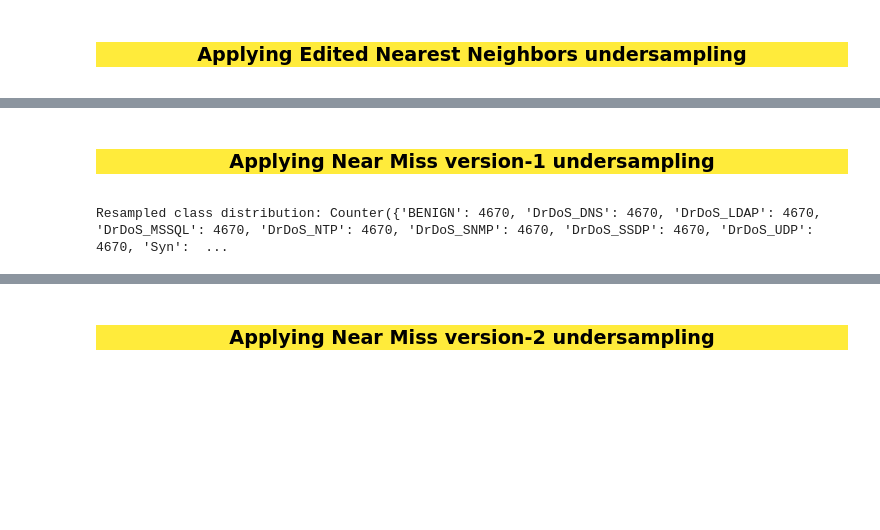
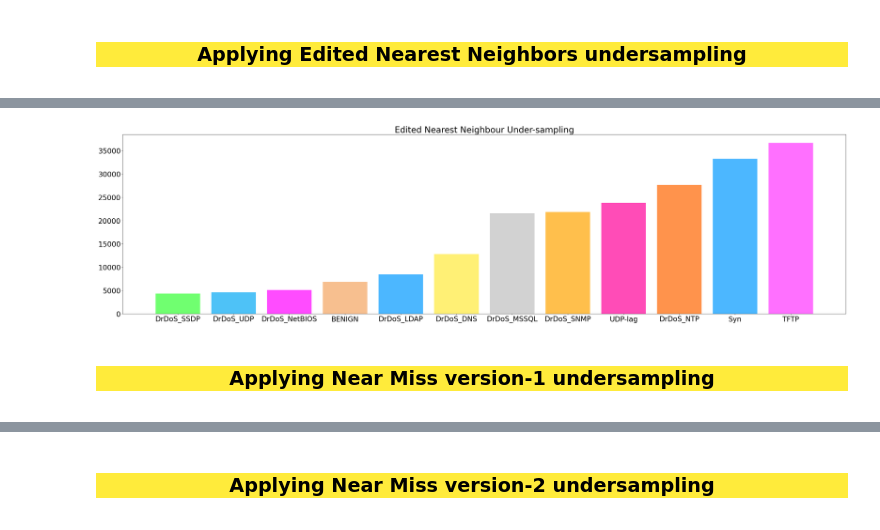
Before and after one commit to Thesis-on-Cyber-Security/Thesis-on-DDOS, a Jupyter notebook: Data_Concatenation/Model_Dataset_Creation.ipynb, the cells around one changed output, grey strips where cells are left out. Cells and saved outputs as stored; diff of their text form; code cells hidden in the pictures; blank space fills up the shorter version.

Commit message:
dataset created for model building...

```diff
--- a/Data_Concatenation/Model_Dataset_Creation.ipynb
+++ b/Data_Concatenation/Model_Dataset_Creation.ipynb
@@ -100,0 +138,18 @@ Resampled class distribution: Counter({'TFTP': 29399, 'Syn': 26679, 'DrDoS_NTP':
+# %%
+from collections import Counter
+from imblearn.under_sampling import EditedNearestNeighbours
+
+enn = EditedNearestNeighbours(sampling_strategy='not minority', n_neighbors=3, n_jobs=-1)
+X_resampled_enn, y_resampled_enn = enn.fit_resample(X, y)
+
+data_res = np.concatenate((X_resampled_enn, np.vstack(y_resampled_enn)), axis = 1)
+data_res = pd.DataFrame(data_res,columns=df.columns)
+data_res = shuffle(data_res)
+fileName = "Edited_Nearest_Neighbors_Under-sampled_Dataset.csv"
+data_res.to_csv(filePath+fileName,index=False,header=True)
+
+counter = Counter(y_resampled_enn)
+counter.most_common() # sorting ascending order for better plotting in graph
+for i,j in counter.items():
+    per = j/len(y_resampled_enn) * 100
+    print(f"Label:{i}  n:{j}  {per:.3}%")
@@ -101,25 +169,16 @@ Resampled class distribution: Counter({'TFTP': 29399, 'Syn': 26679, 'DrDoS_NTP':
 # %%
 imgName = "Undersampled_by_Edited_Nearest_Neighbour.png"
-counter = Counter(y_resampled_enn)
-colors = ["#33FF33","#03A9F4","magenta","#F4A460","#0099FF","#FFEB3B","#C0C0C0","orange","#FF0099","#FF6600","#9B59B6"]
+colors = ["#33FF33","#03A9F4","magenta","#F4A460","#0099FF","#FFEB3B","#C0C0C0","orange","#FF0099","#FF6600","#0099FF","#FF33FF"]
 
-plt.figure(figsize=(30,10))
-plt.bar(x=counter.keys(),height=counter.values(),color=colors,alpha=0.7,align="center",linewidth=0.5)
+plt.figure(figsize=(36,10))
+plt.bar(x=sorted(counter, key=counter.get),height=sorted(counter.values()),color=colors,alpha=0.7,align="center",linewidth=0.5)
 plt.rcParams['font.size'] = 24
 plt.title("Edited Nearest Neighbour Under-sampling")
 plt.tight_layout()
 plt.savefig(imgPath+imgName)
+# %% [output]
+[figure, added]
 # %% [markdown]
 <center><h3 style="background:#FFEB3B;color:black">
 Applying Near Miss version-1 undersampling
 </h3></center>
-# %%
-from imblearn.under_sampling import NearMiss
-from collections import Counter
-
-nm1 = NearMiss(version=1)
-X_resampled_nm1, y_resampled_nm1 = nm1.fit_resample(X, y)
-
-print("Resampled class distribution:", Counter(y_resampled_nm1))
-# %% [output]
-Resampled class distribution: Counter({'BENIGN': 4670, 'DrDoS_DNS': 4670, 'DrDoS_LDAP': 4670, 'DrDoS_MSSQL': 4670, 'DrDoS_NTP': 4670, 'DrDoS_SNMP': 4670, 'DrDoS_SSDP': 4670, 'DrDoS_UDP': 4670, 'Syn':  ...
```
Also changed, not shown: parts of 32 cells of this notebook, 8 other files.
